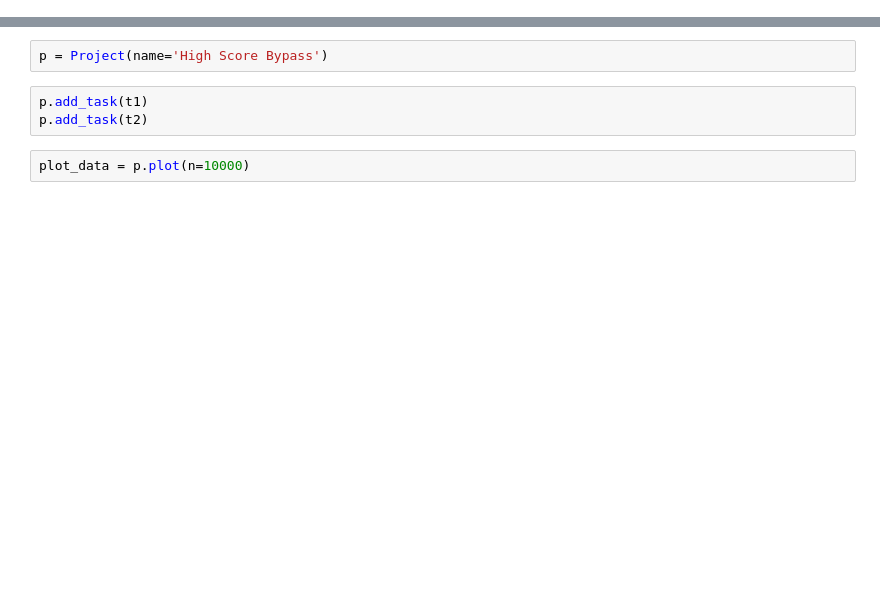
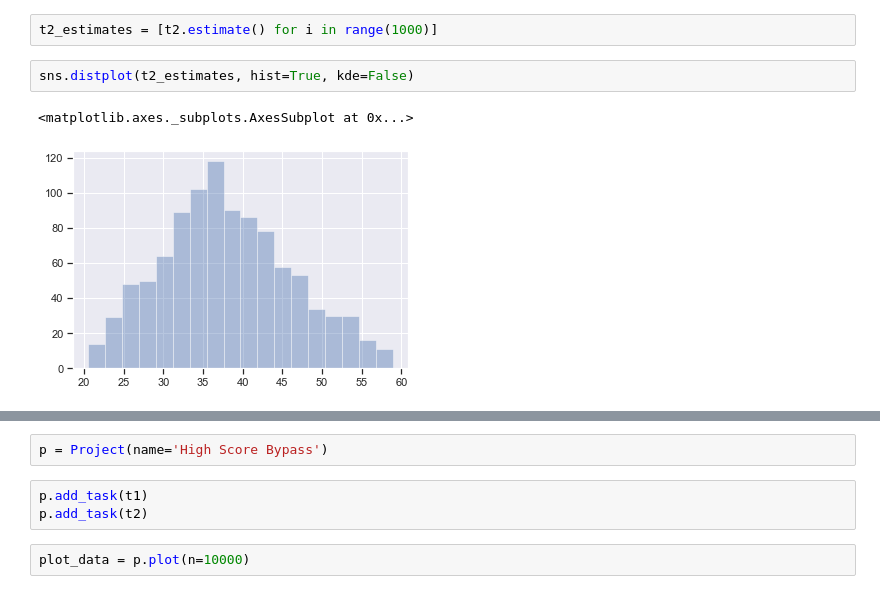
Before and after one commit to sepam/monaco, a Jupyter notebook: example.ipynb, the cells around one changed output, grey strips where cells are left out. Drawn from its saved outputs; the diff is of its cells as text; blank space fills up the shorter version.

```diff
--- a/example.ipynb
+++ b/example.ipynb
@@ -10,0 +57,7 @@ t1.estimate(estimator='uniform')
+# %%
+t2_estimates = [t2.estimate() for i in range(1000)]
+# %%
+sns.distplot(t2_estimates, hist=True, kde=False)
+# %% [output]
+<matplotlib.axes._subplots.AxesSubplot at 0x...>
+[figure, added]
```
Also changed, not shown: parts of 16 cells of this notebook.
